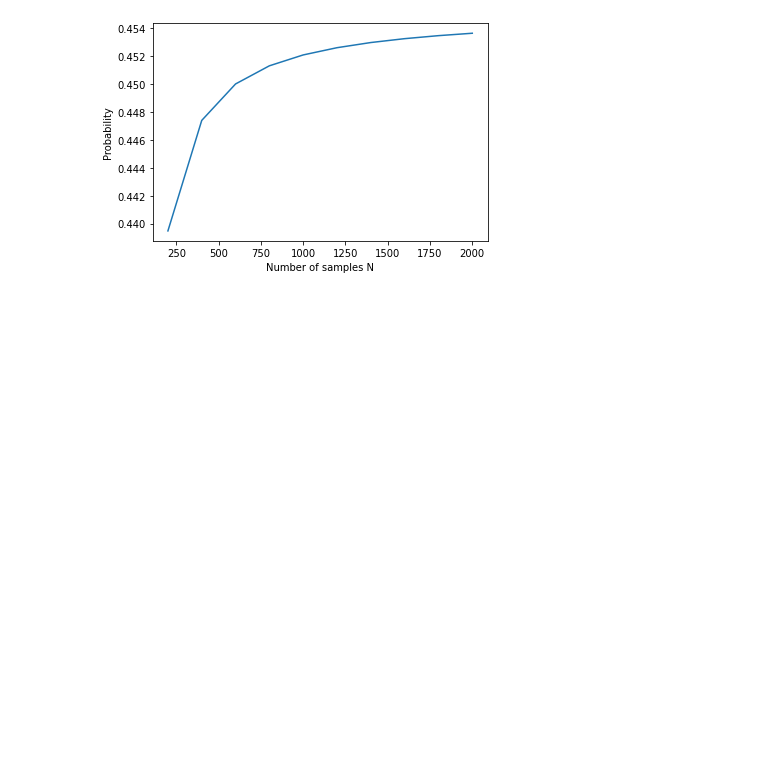
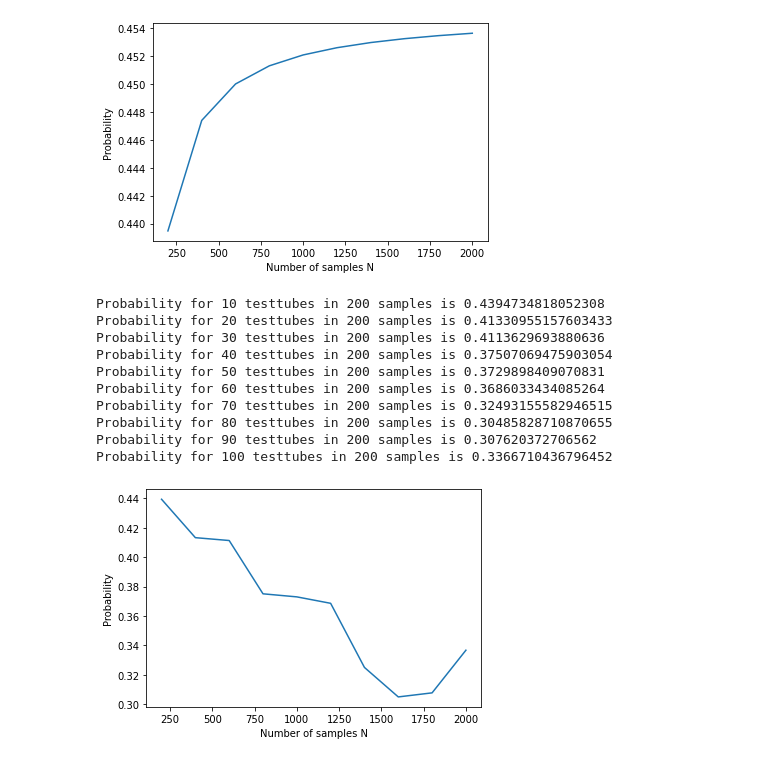
Before and after one commit to rohankalbag/EE325-Assignments, a Jupyter notebook: Assignment 3/Q2.ipynb, the cells around one changed output. Drawn from its saved outputs; the diff is of its cells as text; code cells hidden in the pictures; blank space fills up the shorter version.

Commit message:
Added Plots

```diff
--- a/Assignment 3/Q2.ipynb
+++ b/Assignment 3/Q2.ipynb
@@ -217,3 +217,43 @@ Probability for 10 testtubes in 1600 samples is 0.4532614574116943
 Probability for 10 testtubes in 1800 samples is 0.4534773164132358
 Probability for 10 testtubes in 2000 samples is 0.4536499378727983
 [figure]
+# %%
+#varying k keeping N fixed
+problist = []
+for i in range(1, 11):
+    exp = 0
+    den = 0
+
+    for POS in range(2,200 + 1):
+        den += (comb(POS,2)*comb(200-POS,10*i-2))
+
+    for POS in range(2,200 + 1):
+        exp += POS*((comb(POS,2)*comb(200-POS,10*i-2))/den)
+
+    exp = int(exp + 1) + 1
+    den = 0
+    prob = 0
+    for POS in range(2,200 + 1):
+        den += (comb(POS,2)*comb(200-POS,10*i-2))
+
+    for POS in range(exp, 200+1):
+        prob += (comb(POS,2)*comb(200-POS,10*i-2))/den
+    print("Probability for",10*i,"testtubes in",200,"samples is",prob)
+    problist += [prob]
+
+plt.ylabel("Probability")
+plt.xlabel("Number of samples N")
+plt.plot(range(200,2200,200),problist)
+plt.show()
+# %% [output]
+Probability for 10 testtubes in 200 samples is 0.4394734818052308
+Probability for 20 testtubes in 200 samples is 0.41330955157603433
+Probability for 30 testtubes in 200 samples is 0.4113629693880636
+Probability for 40 testtubes in 200 samples is 0.37507069475903054
+Probability for 50 testtubes in 200 samples is 0.3729898409070831
+Probability for 60 testtubes in 200 samples is 0.3686033434085264
+Probability for 70 testtubes in 200 samples is 0.32493155582946515
+Probability for 80 testtubes in 200 samples is 0.30485828710870655
+Probability for 90 testtubes in 200 samples is 0.307620372706562
+Probability for 100 testtubes in 200 samples is 0.3366710436796452
+[figure, added]
```
